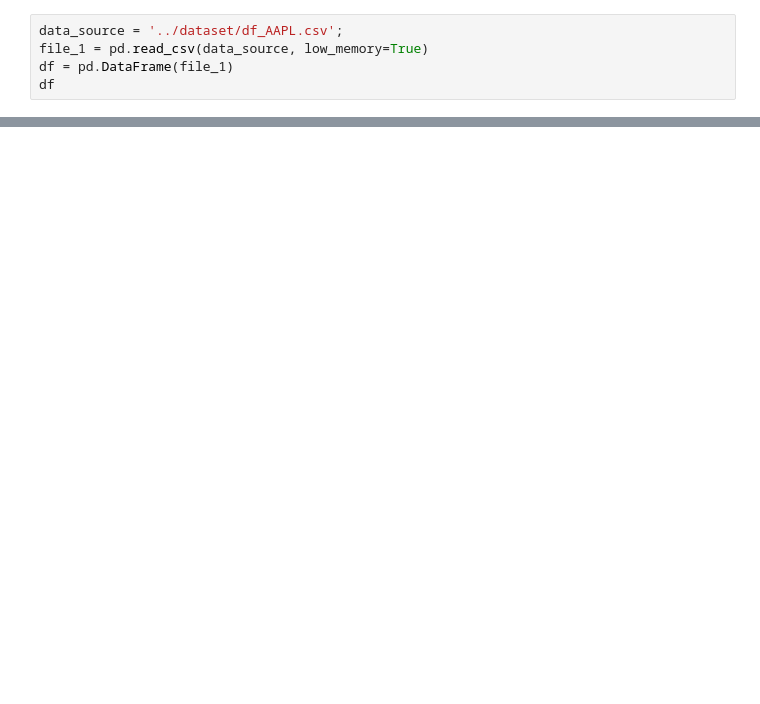
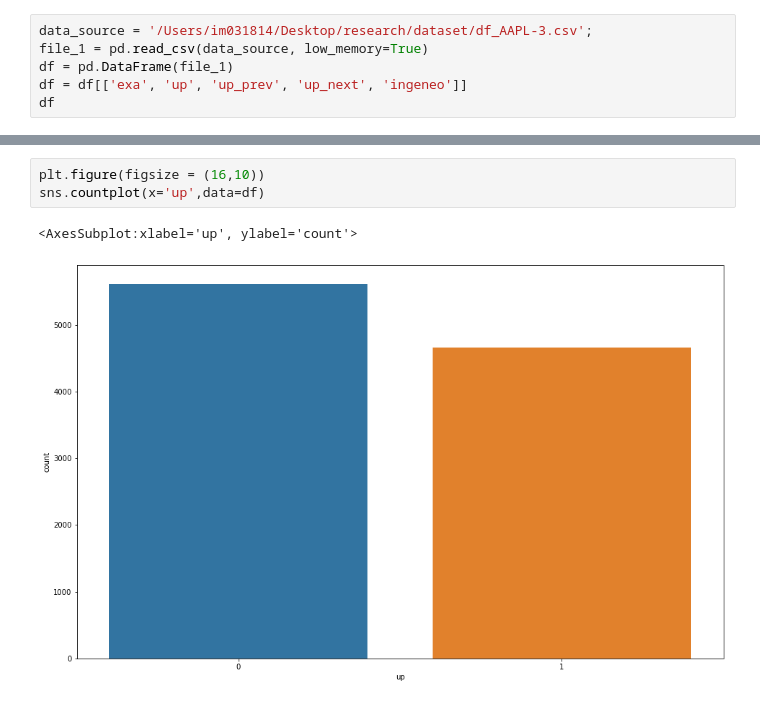
Before and after one commit to morticella/research, a Jupyter notebook: economy/model.ipynb, the cells around one changed output, grey strips where cells are left out. Saved outputs shown, nothing was run; the diff lists cells and outputs as text; blank space fills up the shorter version.

```diff
--- a/economy/model.ipynb
+++ b/economy/model.ipynb
@@ -38,6 +36,7 @@ NameError: name 'tf' is not defined
 # %%
-data_source = '../dataset/df_AAPL.csv';
+data_source = '/Users/im031814/Desktop/research/dataset/df_AAPL-3.csv';
 file_1 = pd.read_csv(data_source, low_memory=True)
 df = pd.DataFrame(file_1)
+df = df[['exa', 'up', 'up_prev', 'up_next', 'ingeneo']]
 df
 # %% [output]
@@ -44,0 +80,6 @@ NameError: name 'pd' is not defined
+# %%
+plt.figure(figsize = (16,10))
+sns.countplot(x='up',data=df)
+# %% [output]
+<AxesSubplot:xlabel='up', ylabel='count'>
+[figure, added]
```
Also changed, not shown: parts of 24 cells of this notebook.
